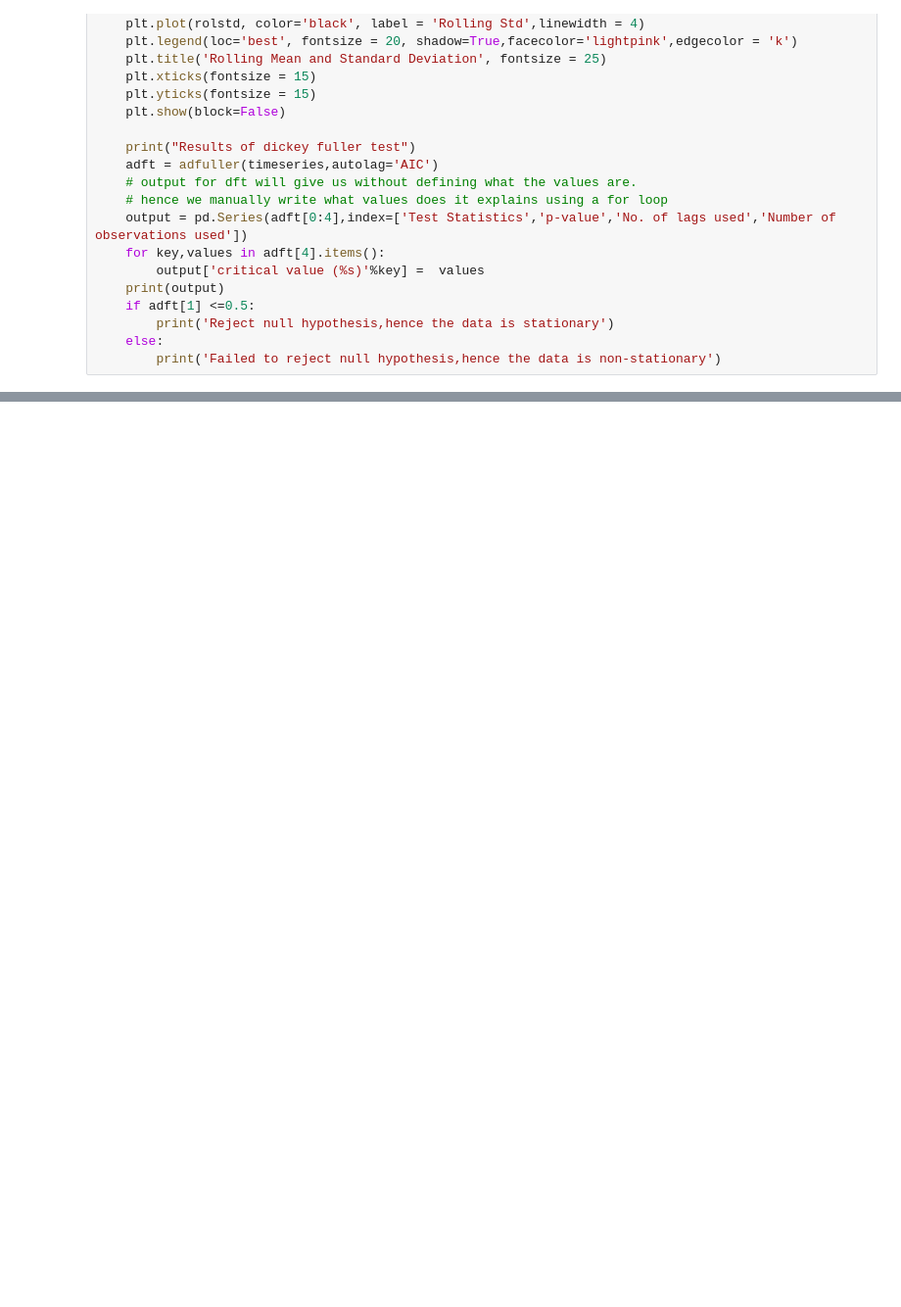
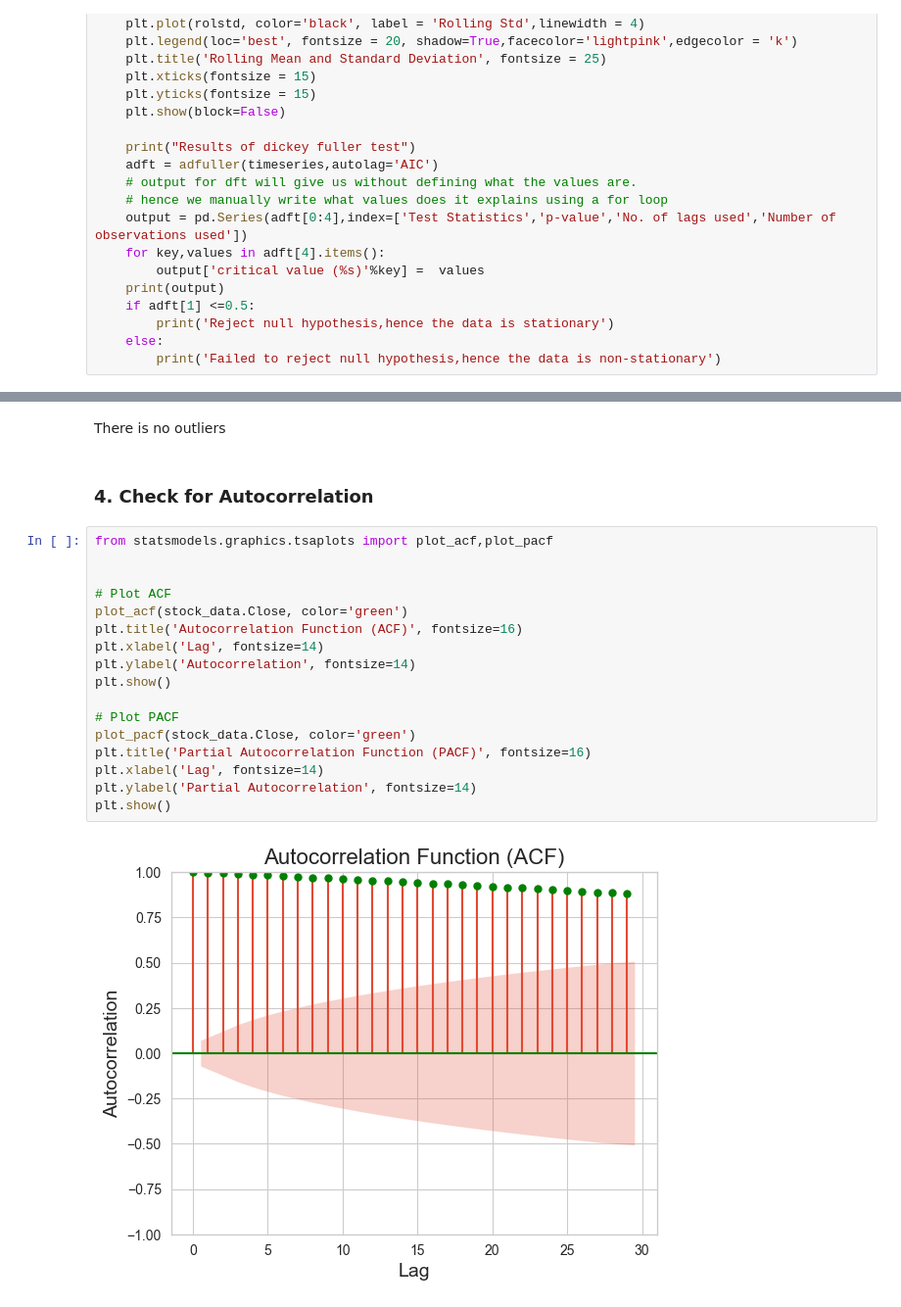
Before and after one commit to Anna-Elsa-Luiz/Time_series, a Jupyter notebook: EDA.ipynb, the cells around one changed output, grey strips where cells are left out. Shown at 98% size. Cells and saved outputs as stored; diff of their text form; blank space fills up the shorter version.

```diff
--- a/EDA.ipynb
+++ b/EDA.ipynb
@@ -372,0 +425,23 @@ Failed to reject null hypothesis,hence the data is non-stationary
+# %% [markdown]
+There is no outliers
+# %% [markdown]
+### 4. Check for Autocorrelation
+# %%
+from statsmodels.graphics.tsaplots import plot_acf,plot_pacf
+
+
+# Plot ACF
+plot_acf(stock_data.Close, color='green')
+plt.title('Autocorrelation Function (ACF)', fontsize=16)
+plt.xlabel('Lag', fontsize=14)
+plt.ylabel('Autocorrelation', fontsize=14)
+plt.show()
+
+# Plot PACF
+plot_pacf(stock_data.Close, color='green')
+plt.title('Partial Autocorrelation Function (PACF)', fontsize=16)
+plt.xlabel('Lag', fontsize=14)
+plt.ylabel('Partial Autocorrelation', fontsize=14)
+plt.show()
+# %% [output]
+[figure, added]
```
Also changed, not shown: parts of 53 cells of this notebook, 1 other file.
